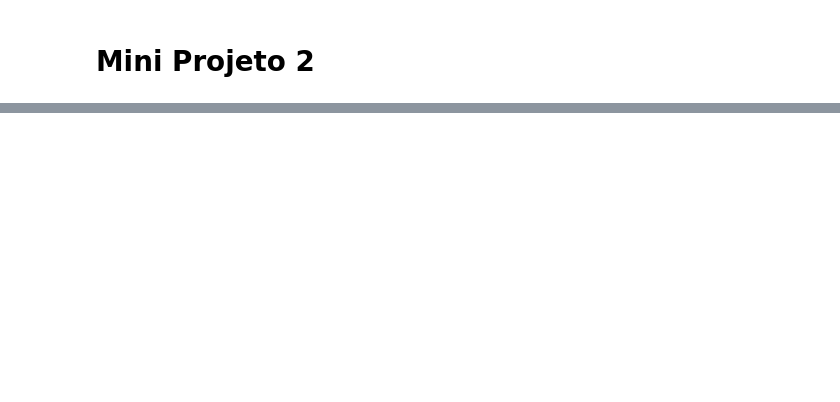
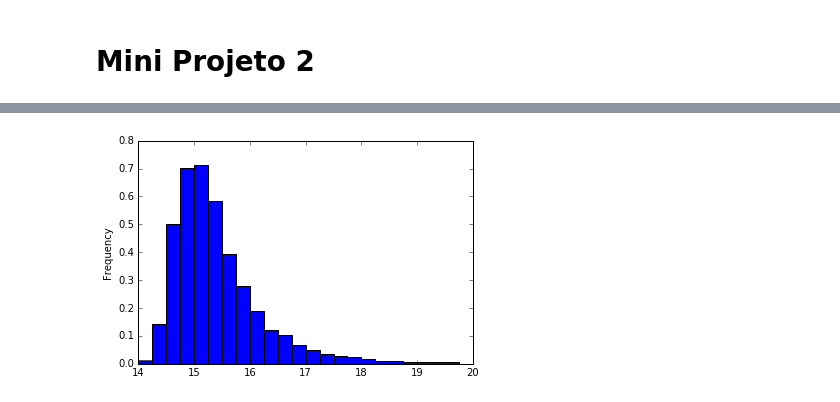
Before and after one commit to gabsmoreira/Ciencias-dos-Dados, a Jupyter notebook: CD/Mini Projeto 2/Mini_Projeto_2.ipynb, the cells around one changed output, grey strips where cells are left out. Saved outputs shown, nothing was run; the diff lists cells and outputs as text; code cells hidden in the pictures; blank space fills up the shorter version.

```diff
--- a/CD/Mini Projeto 2/Mini_Projeto_2.ipynb
+++ b/CD/Mini Projeto 2/Mini_Projeto_2.ipynb
@@ -140,0 +154,4 @@ hist = dataframe.plot(kind = 'hist',bins = faixa, normed = True)
+# %%
+hist1 = dataframe1.plot(kind = 'hist',bins = faixa, normed = True)
+# %% [output]
+[figure, added]
```
Also changed, not shown: parts of 28 cells of this notebook.
